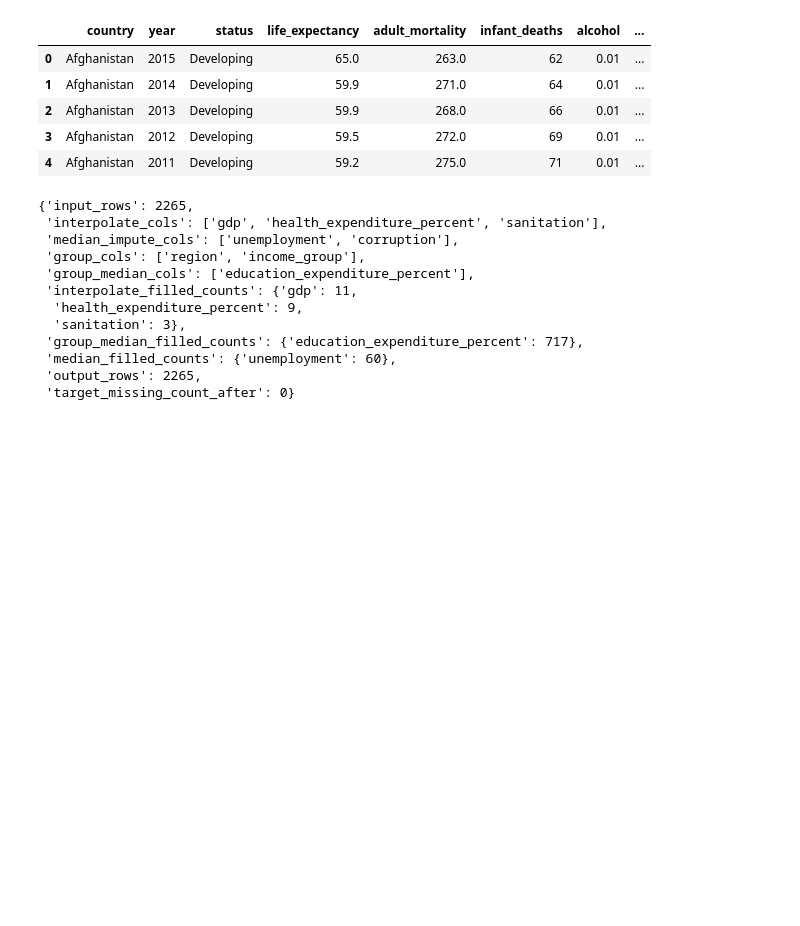
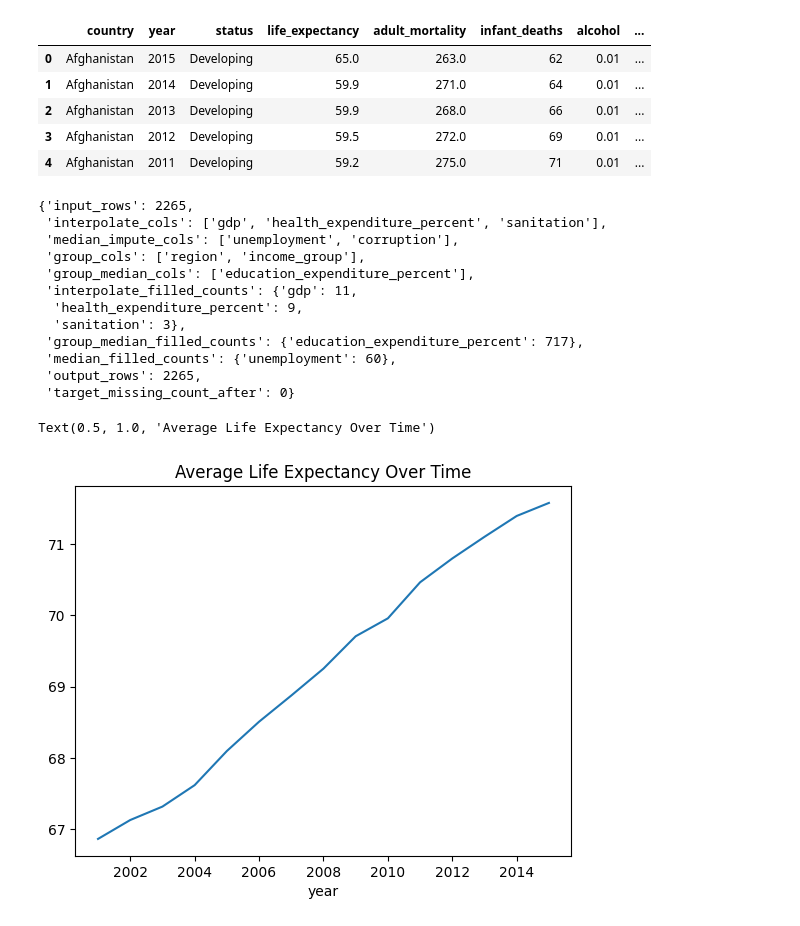
Before and after one commit to aleksiakolo/life-expectancy-analysis, a Jupyter notebook: notebooks/02_data_cleaning.ipynb, the cells around one changed output. Saved outputs shown, nothing was run; the diff lists cells and outputs as text; code cells hidden in the pictures; blank space fills up the shorter version.

```diff
--- a/notebooks/02_data_cleaning.ipynb
+++ b/notebooks/02_data_cleaning.ipynb
@@ -298,3 +301,10 @@ impute_summary
  'target_missing_count_after': 0}
 # %%
 panel_imputed.to_csv(PROCESSED / "main_dataset.csv", index=False)
+# %%
+import matplotlib.pyplot as plt
+panel.groupby("year")["life_expectancy_final"].mean().plot()
+plt.title("Average Life Expectancy Over Time")
+# %% [output]
+Text(0.5, 1.0, 'Average Life Expectancy Over Time')
+[figure, added]
```
Also changed, not shown: parts of 2 cells of this notebook, 2 other files.
